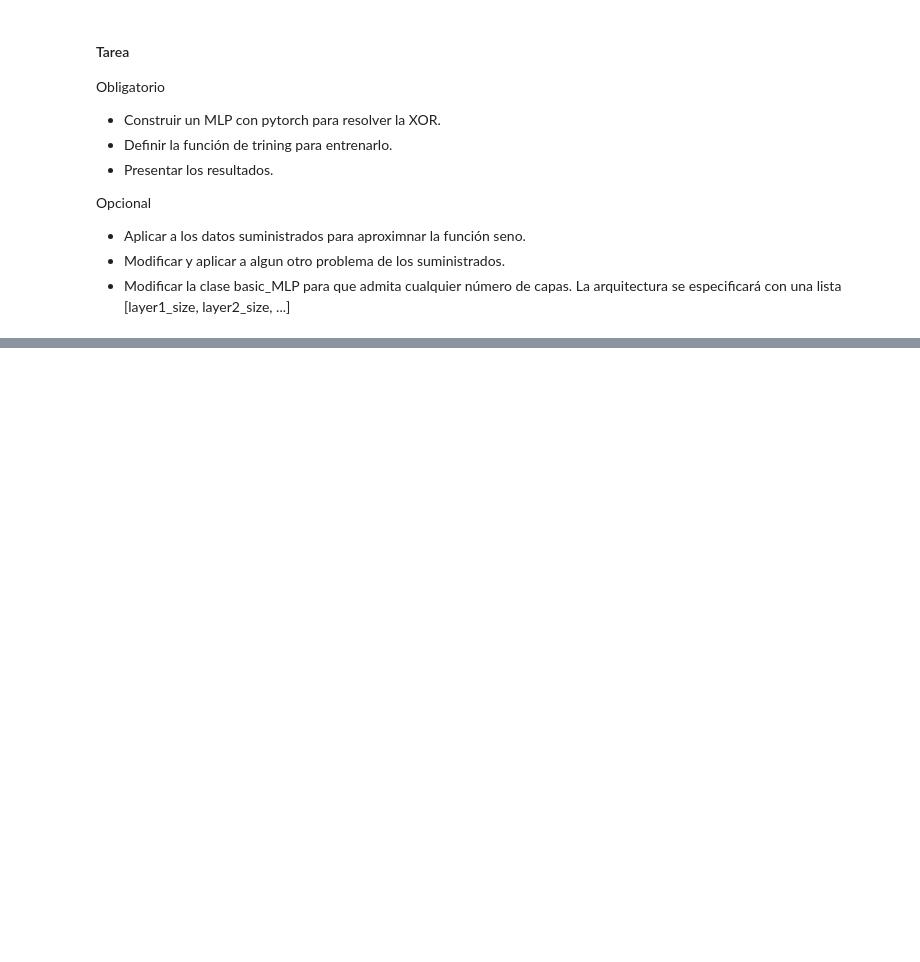
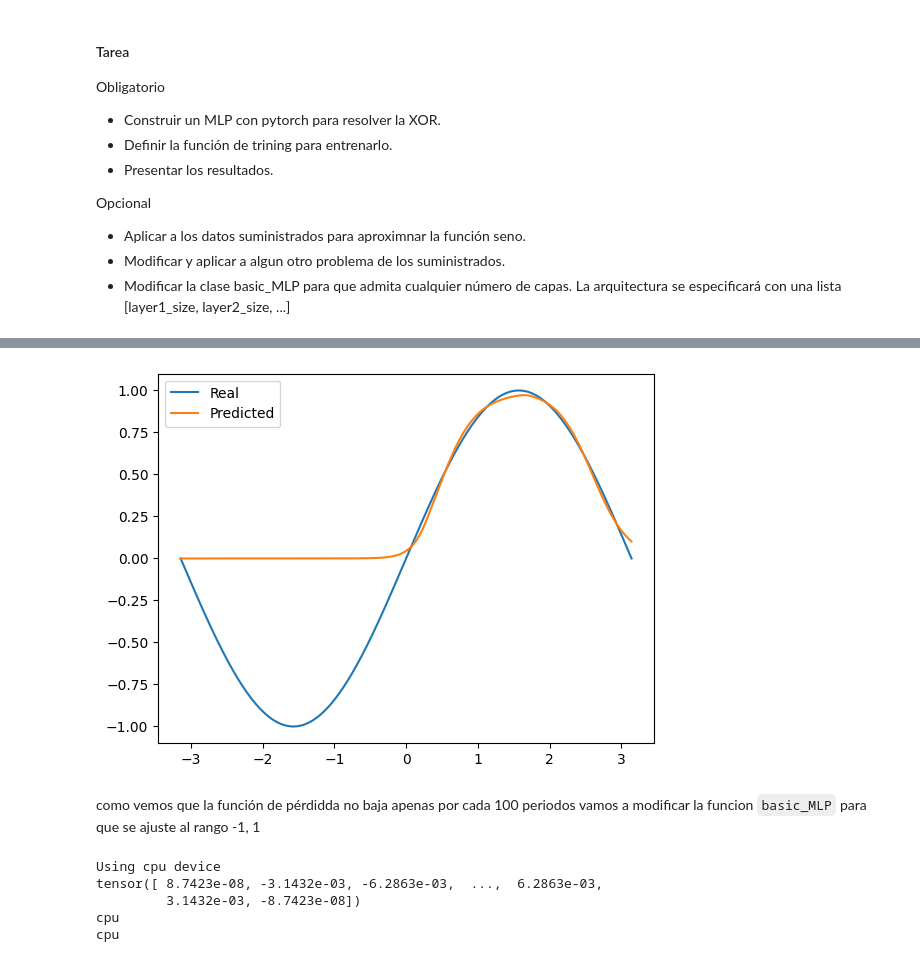
Before and after one commit to adrianaglezg/perceptron_IA, a Jupyter notebook: perceptron_multicapa_alumno_alvaro.ipynb, the cells around one changed output, grey strips where cells are left out. Cells and saved outputs as stored; diff of their text form; code cells hidden in the pictures; blank space fills up the shorter version.

```diff
--- a/perceptron_multicapa_alumno_alvaro.ipynb
+++ b/perceptron_multicapa_alumno_alvaro.ipynb
@@ -781,0 +800,14 @@ class basic_MLP (nn.Module):
+# %%
+# Función de entrenamiento
+def training(X, Y, model, loss_fn, optimizer, epochs=1000, trace=100):
+    for epoch in range(epochs):
+        optimizer.zero_grad()
+        predictions = model(X)  #forward prop
+        loss = loss_fn(predictions, Y)  #perdida
+        loss.backward()  #back prop
+        optimizer.step()  #actualizar paramentros
+
+        if (epoch + 1) % trace == 0:
+            print(f"epoch {epoch+1}/{epochs}, Loss: {loss.item():.6f}")
+# %%
+training(X, Y, model, loss_fn, optimizer, epochs=8000)
@@ -781,0 +832,4 @@ class basic_MLP (nn.Module):
+# %%
+with torch.no_grad():
+    predictions = model(X)
+    print("predicciones XOR:\n", predictions) # es aprox [0, 1, 1, 0] (valor esperado)
@@ -822,7 +881,12 @@ def train (X, Y, model, loss_fn, optimizer, epochs=1000, device='cpu', trace=100
     size = len(X)
     model = model.to(device)
     model.train() # indica que vamos a entrenar
-    Xg, Yg = X.to(device), Y.to(device)
+    # Xg, Yg = X.to(device), Y.to(device)
+
+    Xg = X.unsqueeze(1).to(device)  # Agregar una dimensión a X
+    Yg = Y.unsqueeze(1).to(device)  # Agregar una dimensión a Y
+
+
     for e in range(epochs): # bucle de entrenamiento
         optimizer.zero_grad() # reset gradients
 
@@ -846,0 +922,13 @@ train(X, Y, model, loss_fn, optimizer, 1000, device=device, trace=100)
+# %%
+model.eval()  # modo evaluación
+with torch.no_grad():
+    predictions = model(X.unsqueeze(1)).squeeze()
+
+plt.plot(x, y, label="Real")
+plt.plot(x, predictions.numpy(), label="Predicted")
+plt.legend()
+plt.show()
+# %% [output]
+[figure, added]
+# %% [markdown]
+como vemos que la función de pérdidda no baja apenas por cada 100 periodos vamos a modificar la funcion `basic_MLP` para que se ajuste al rango -1, 1
@@ -846,0 +948,21 @@ train(X, Y, model, loss_fn, optimizer, 1000, device=device, trace=100)
+# %%
+# convertir tensores numpy a pytorch: torch.from_numpy()
+# convertir datos torch a numpy: X.cpu().numpy()
+# enviar datos a la GPU: X.to(device)
+
+device = set_device()
+
+X = torch.from_numpy(x) # convierte a torch
+Y = torch.from_numpy(y)
+
+print(Y)
+print(Y.device)
+
+Y = Y.to(device) # envía a GPU
+print(Y.device)
+# %% [output]
+Using cpu device
+tensor([ 8.7423e-08, -3.1432e-03, -6.2863e-03,  ...,  6.2863e-03,
+         3.1432e-03, -8.7423e-08])
+cpu
+cpu
```
Also changed, not shown: parts of 29 cells of this notebook.
